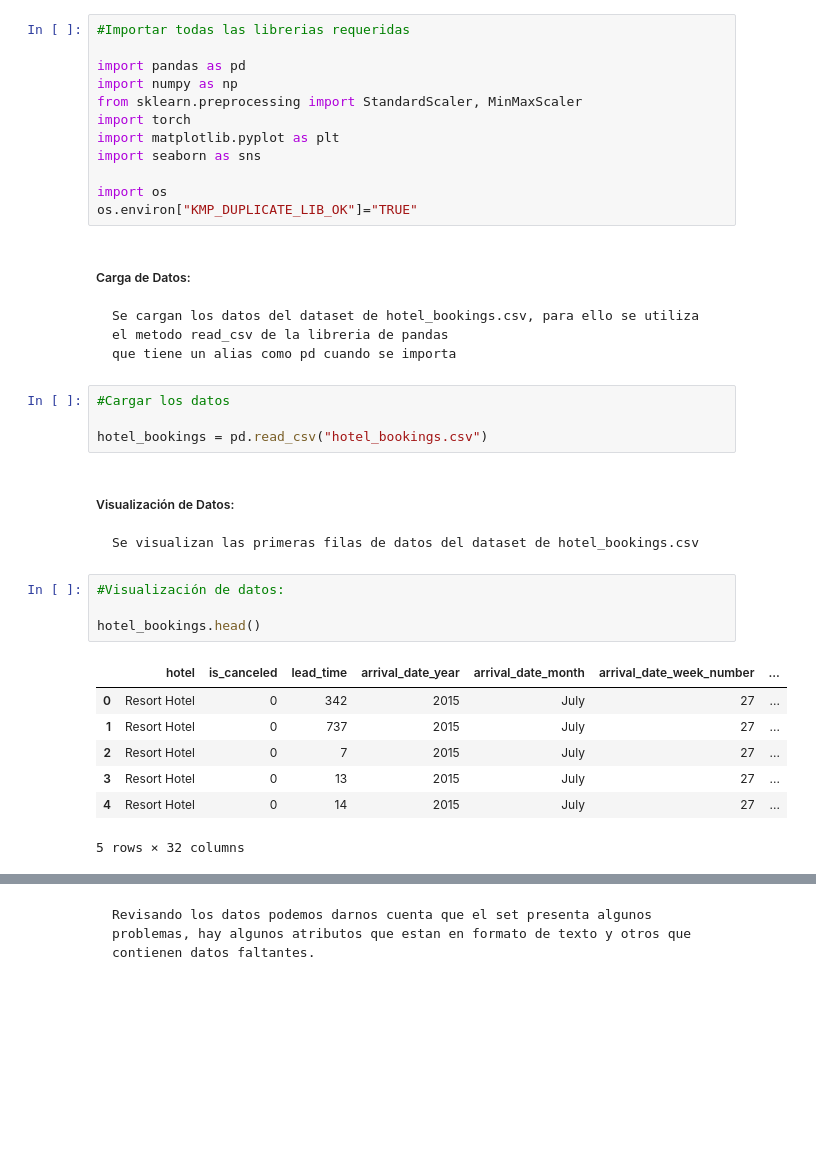
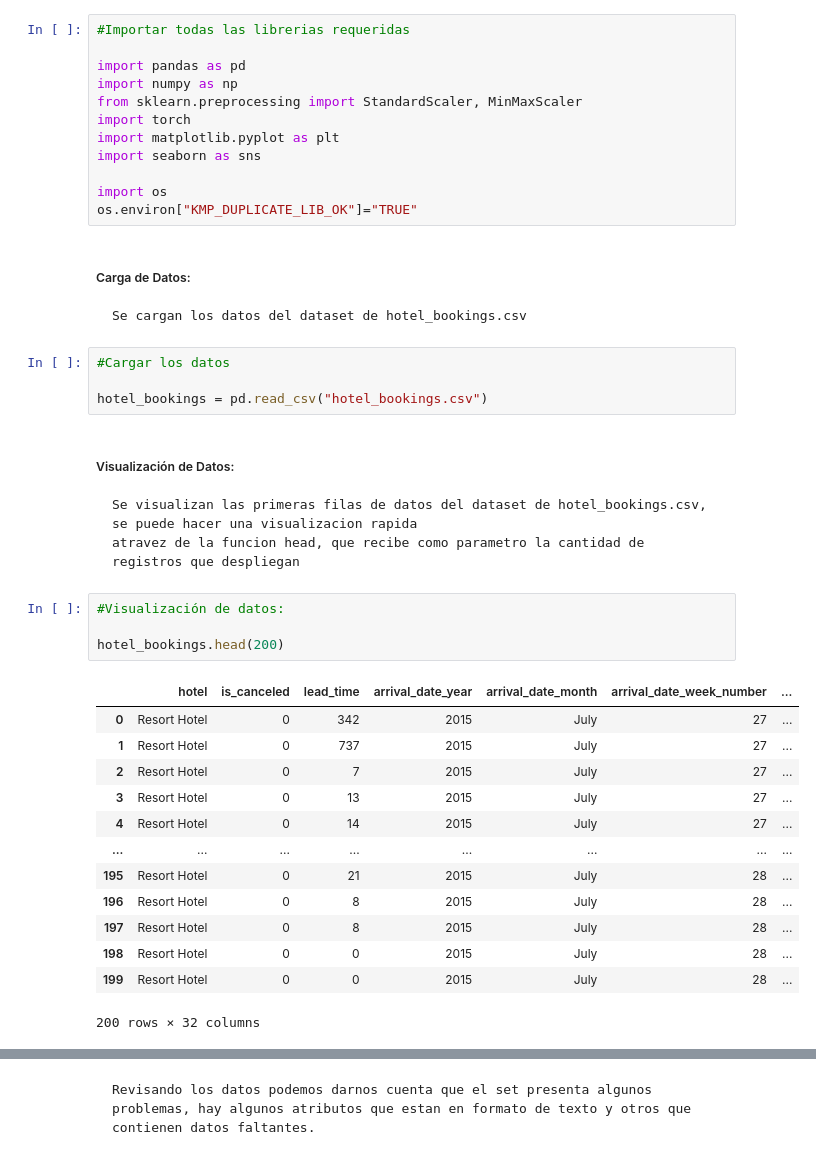
Before and after one commit to erickc80/tec_aprendizaje_automatico, a Jupyter notebook: Tarea-2/Tarea-2.ipynb, the cells around one changed output, grey strips where cells are left out. Saved outputs shown, nothing was run; the diff lists cells and outputs as text; blank space fills up the shorter version.

```diff
--- a/Tarea-2/Tarea-2.ipynb
+++ b/Tarea-2/Tarea-2.ipynb
@@ -44,8 +38,7 @@ os.environ["KMP_DUPLICATE_LIB_OK"]="TRUE"
 # %% [markdown]
 ##### Carga de Datos:
 
-    Se cargan los datos del dataset de hotel_bookings.csv, para ello se utiliza el metodo read_csv de la libreria de pandas
-    que tiene un alias como pd cuando se importa
+    Se cargan los datos del dataset de hotel_bookings.csv
 # %%
 #Cargar los datos
 
@@ -53,19 +46,26 @@ hotel_bookings = pd.read_csv("hotel_bookings.csv")
 # %% [markdown]
 ##### Visualización de Datos:
 
-    Se visualizan las primeras filas de datos del dataset de hotel_bookings.csv
+    Se visualizan las primeras filas de datos del dataset de hotel_bookings.csv, se puede hacer una visualizacion rapida
+    atravez de la funcion head, que recibe como parametro la cantidad de registros que despliegan
 # %%
 #Visualización de datos:
 
-hotel_bookings.head()
+hotel_bookings.head(200)
 # %% [output]
 |  | hotel | is_canceled | lead_time | arrival_date_year | arrival_date_month | arrival_date_week_number | ... |
 | 0 | Resort Hotel | 0 | 342 | 2015 | July | 27 | ... |
 | 1 | Resort Hotel | 0 | 737 | 2015 | July | 27 | ... |
 | 2 | Resort Hotel | 0 | 7 | 2015 | July | 27 | ... |
 | 3 | Resort Hotel | 0 | 13 | 2015 | July | 27 | ... |
 | 4 | Resort Hotel | 0 | 14 | 2015 | July | 27 | ... |
+| ... | ... | ... | ... | ... | ... | ... | ... |
+| 195 | Resort Hotel | 0 | 21 | 2015 | July | 28 | ... |
+| 196 | Resort Hotel | 0 | 8 | 2015 | July | 28 | ... |
+| 197 | Resort Hotel | 0 | 8 | 2015 | July | 28 | ... |
+| 198 | Resort Hotel | 0 | 0 | 2015 | July | 28 | ... |
+| 199 | Resort Hotel | 0 | 0 | 2015 | July | 28 | ... |
-5 rows × 32 columns
+200 rows × 32 columns
 # %% [markdown]
 ##### Análisis exploratorio de Datos:
 
```
Also changed, not shown: parts of 19 cells of this notebook.
